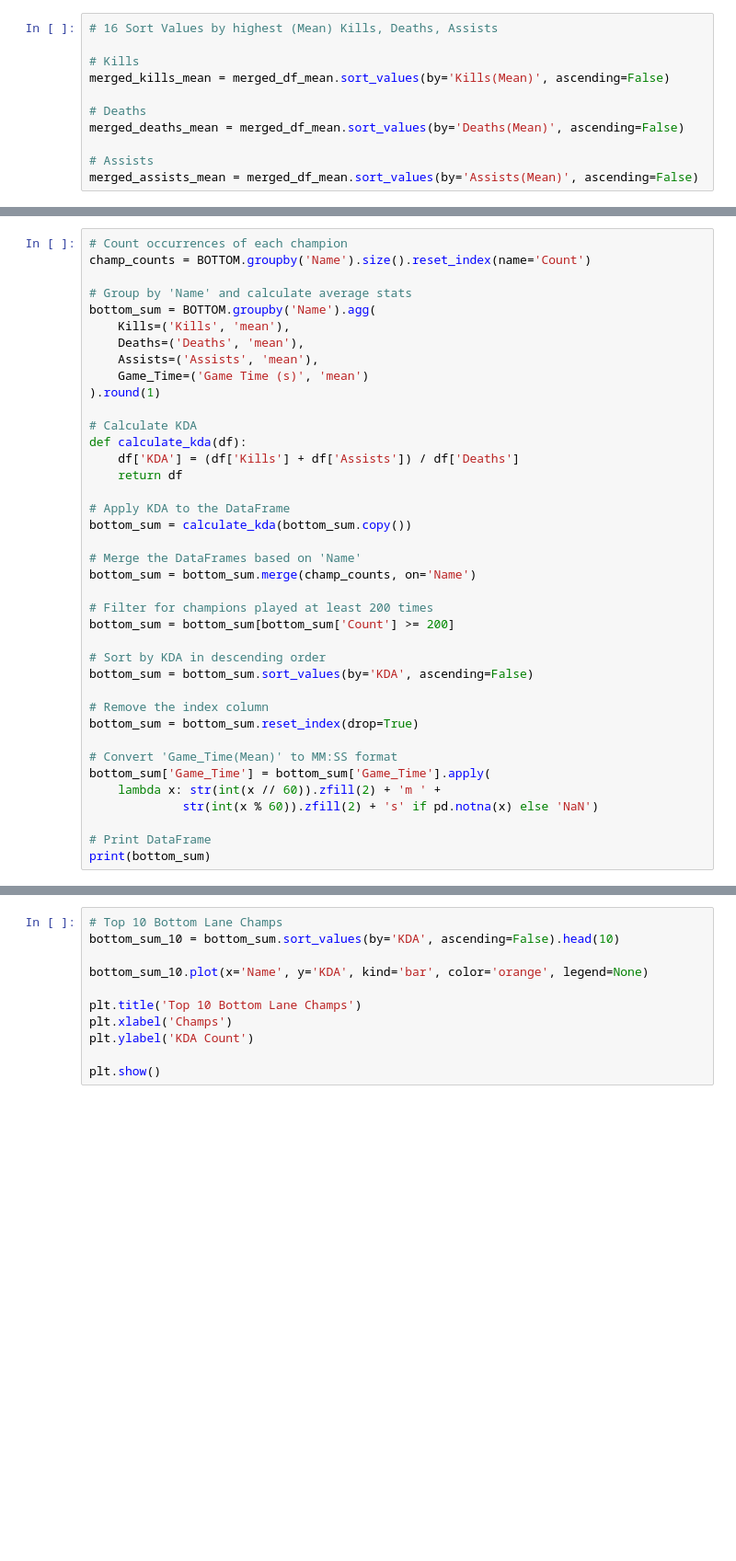
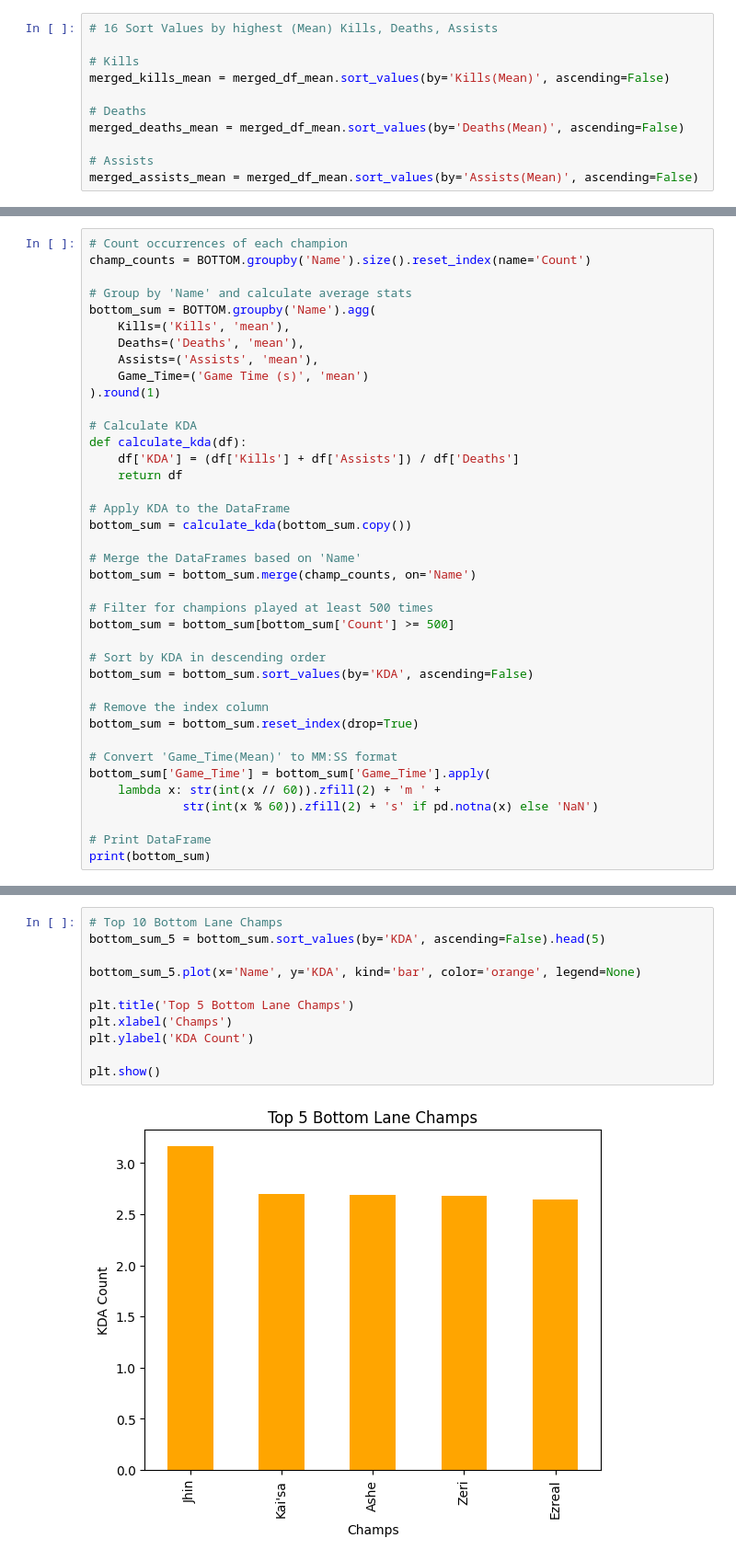
Before and after one commit to L8onii/Capstone-LOL, a Jupyter notebook: LOL-Notebook.ipynb, the cells around one changed output, grey strips where cells are left out. Shown at 92% size. Drawn from its saved outputs; the diff is of its cells as text; blank space fills up the shorter version.

```diff
--- a/LOL-Notebook.ipynb
+++ b/LOL-Notebook.ipynb
@@ -677,8 +1047,8 @@ bottom_sum = calculate_kda(bottom_sum.copy())
 # Merge the DataFrames based on 'Name'
 bottom_sum = bottom_sum.merge(champ_counts, on='Name')
 
-# Filter for champions played at least 200 times
-bottom_sum = bottom_sum[bottom_sum['Count'] >= 200]
+# Filter for champions played at least 500 times
+bottom_sum = bottom_sum[bottom_sum['Count'] >= 500]
 
 # Sort by KDA in descending order
 bottom_sum = bottom_sum.sort_values(by='KDA', ascending=False)
@@ -696,14 +1085,16 @@ print(bottom_sum)
 # %%
 # Top 10 Bottom Lane Champs
-bottom_sum_10 = bottom_sum.sort_values(by='KDA', ascending=False).head(10)
+bottom_sum_5 = bottom_sum.sort_values(by='KDA', ascending=False).head(5)
 
-bottom_sum_10.plot(x='Name', y='KDA', kind='bar', color='orange', legend=None)
+bottom_sum_5.plot(x='Name', y='KDA', kind='bar', color='orange', legend=None)
 
-plt.title('Top 10 Bottom Lane Champs')
+plt.title('Top 5 Bottom Lane Champs')
 plt.xlabel('Champs')
 plt.ylabel('KDA Count')
 
 plt.show()
+# %% [output]
+[figure, added]
 # %%
 # SUPPORT Data Frame
 
```
Also changed, not shown: parts of 35 cells of this notebook.
